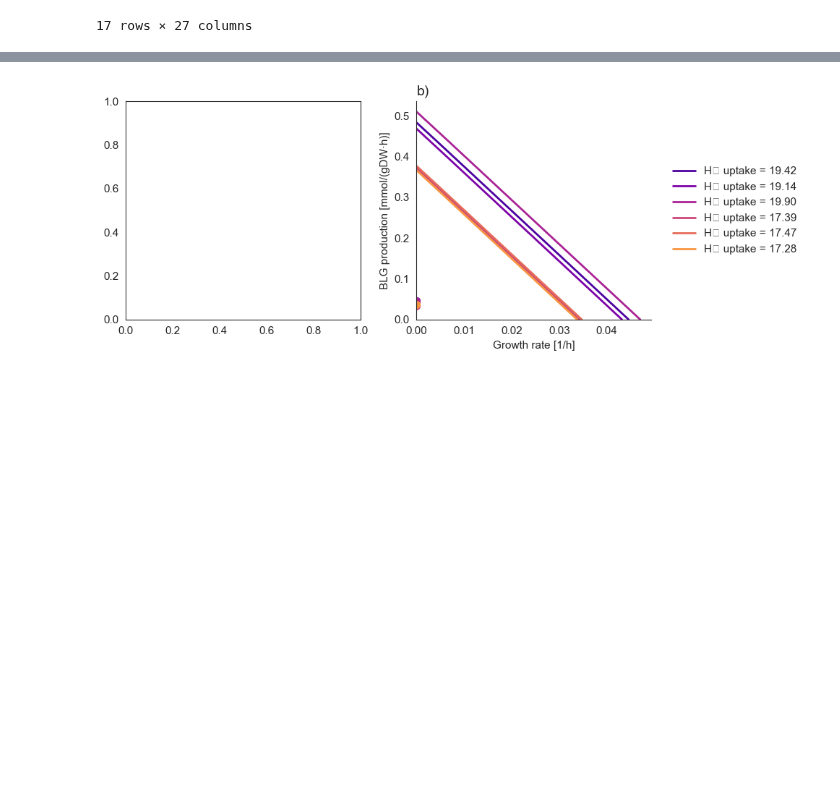
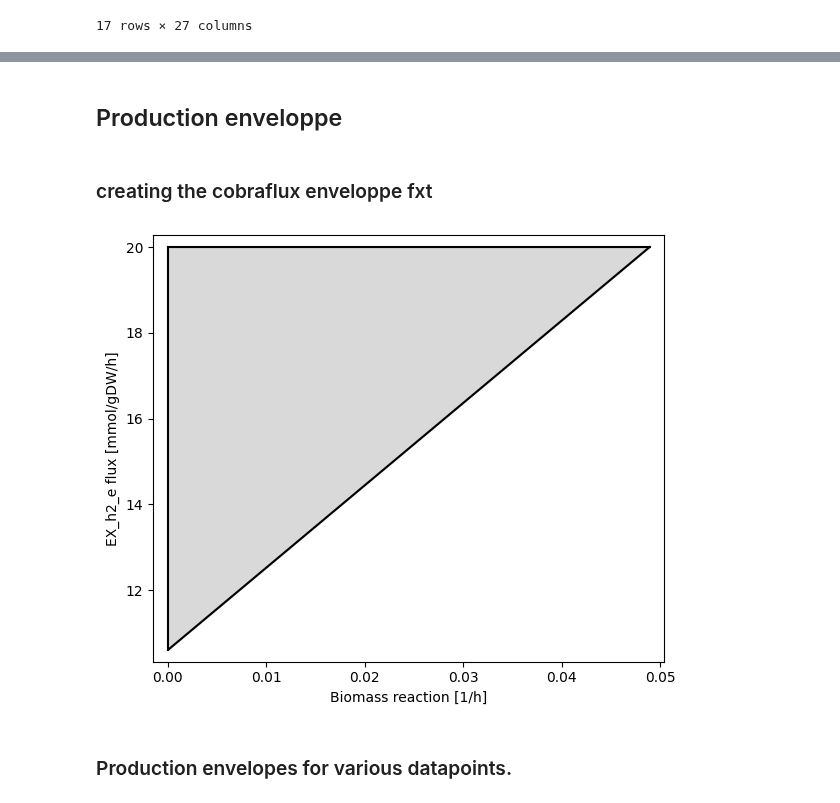
Before and after one commit to AzizBenA/iABA974_SoF1_GEM, a Jupyter notebook: Scripts/Model_manipulation.ipynb, the cells around one changed output, grey strips where cells are left out. Cells and saved outputs as stored; diff of their text form; code cells hidden in the pictures; blank space fills up the shorter version.

```diff
--- a/Scripts/Model_manipulation.ipynb
+++ b/Scripts/Model_manipulation.ipynb
@@ -1492,11 +1394,4 @@ def plot_blg_flux_envelopes(
-# %%
-plot_blg_flux_envelopes(
-    model,
-    mu_exp=chemostat_model["exp_growth"],
-    q_h2=chemostat_model["H2 Flux theoretic"],
-    biomass_rxn_id="Growth",
-    h2_rxn_id="EX_h2_e",
-    product_rxn_id="EX_BLG_x1_e"
-)
-# %% [output]
-[figure, removed]
+# %% [markdown]
+## Production enveloppe
+# %% [markdown]
+### creating the cobraflux enveloppe fxt
@@ -1502,0 +1493,13 @@ plot_blg_flux_envelopes(
+# %%
+ax = plot_flux_envelope(
+    model,
+    r_x="Growth",         # growth on X
+    r_y="EX_h2_e",        # uptake on Y
+    steps=50,
+    constraints={"EX_h2_e": (-20.0, -10.0)},
+    abs_y=True            # show uptake as positive numbers
+)
+# %% [output]
+[figure, added]
+# %% [markdown]
+### Production envelopes for various datapoints.
```
Also changed, not shown: parts of 13 cells of this notebook, 6 other files.
